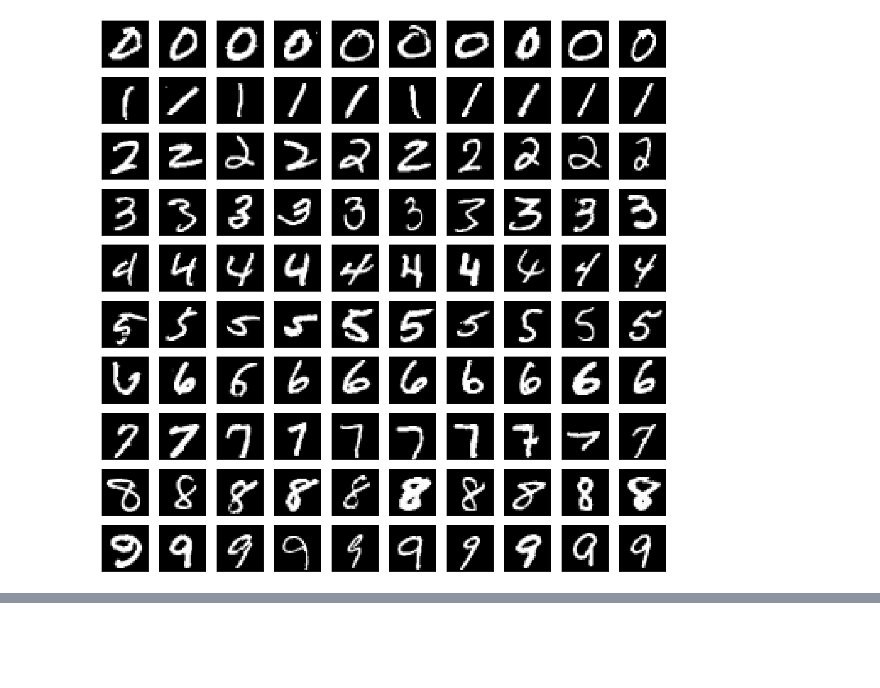
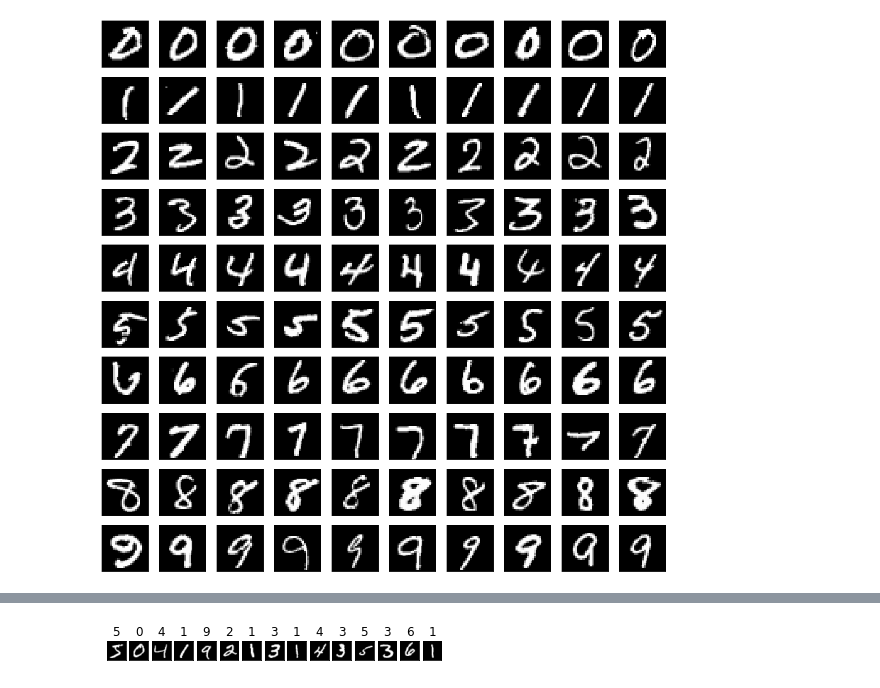
Before and after one commit to cwreynolds/PredatorEye, a Jupyter notebook: Chapter_B2_experiments.ipynb, the cells around one changed output, grey strips where cells are left out. Saved outputs shown, nothing was run; the diff lists cells and outputs as text; code cells hidden in the pictures; blank space fills up the shorter version.

```diff
--- a/Chapter_B2_experiments.ipynb
+++ b/Chapter_B2_experiments.ipynb
@@ -136,0 +210,13 @@ show_demo_grid(42, 'MNIST-demo2')
+# %%
+# Show the first few images
+num_images = 15
+for i in range(num_images):
+    plt.subplot(1, num_images, i+1)
+    plt.imshow(X_train[i].reshape(28, 28), cmap='gray')
+    plt.title(original_y_train[i])
+    plt.xticks([],[])
+    plt.yticks([],[])
+#file_helper.save_figure('MNIST-first-few')
+plt.show()
+# %% [output]
+[figure, added]
```
Also changed, not shown: parts of 11 cells of this notebook.
